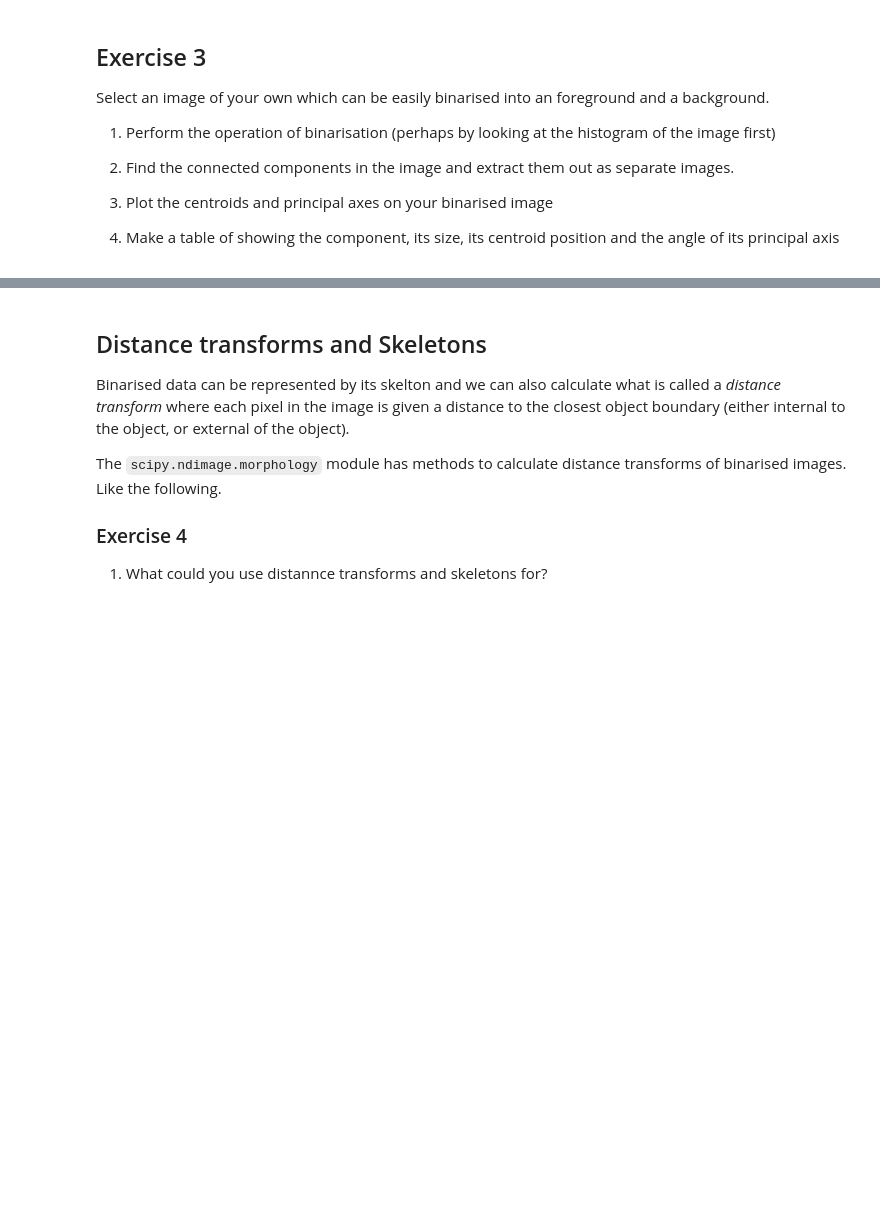
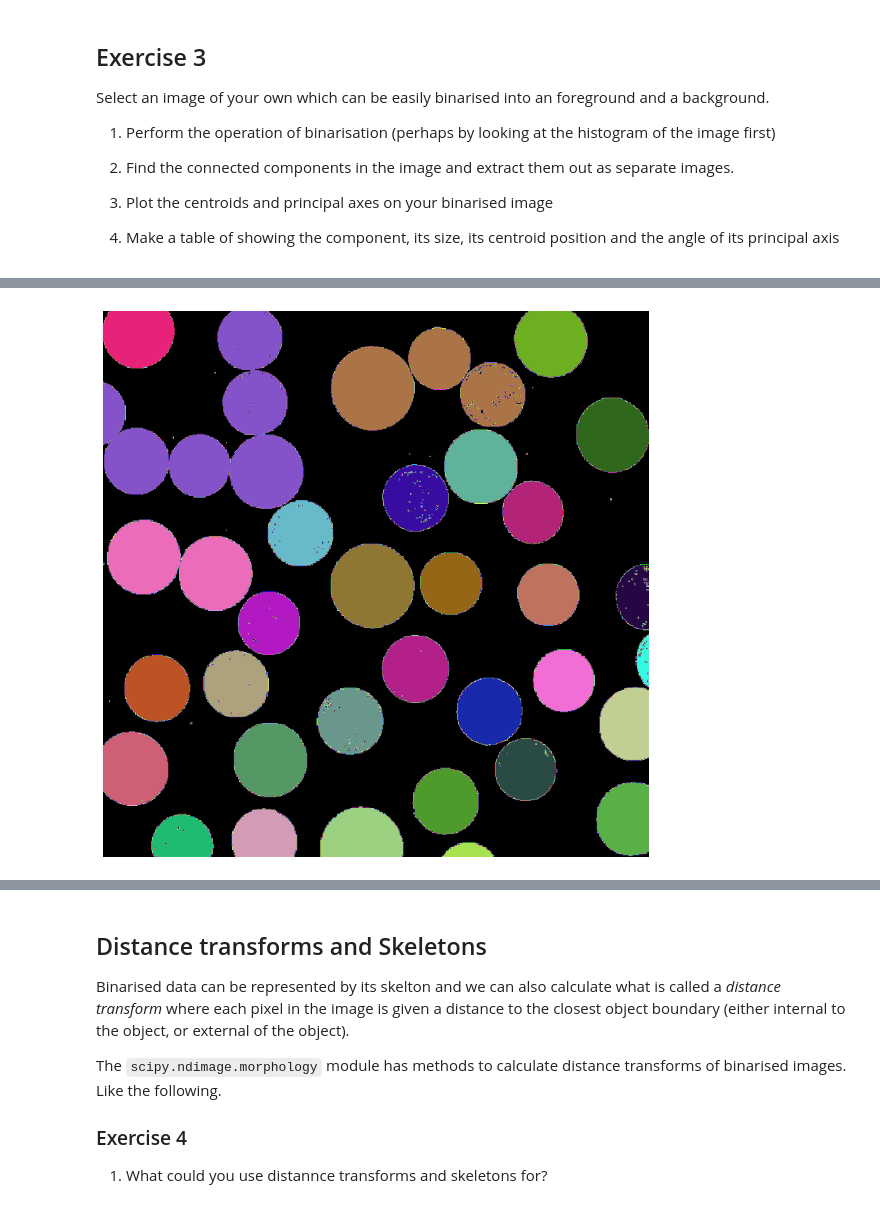
Before and after one commit to Xanonymous-GitHub/cs933-lab, a Jupyter notebook: lab2/lab-2.ipynb, the cells around one changed output, grey strips where cells are left out. Drawn from its saved outputs; the diff is of its cells as text; code cells hidden in the pictures; blank space fills up the shorter version.

```diff
--- a/lab2/lab-2.ipynb
+++ b/lab2/lab-2.ipynb
@@ -640,0 +725,14 @@ Select an image of your own which can be easily binarised into an foreground and
+# %%
+labeled_coin_set = measure.label(threshed_coins, background=0)
+
+# make a colour map of random colors
+rand_colors = np.random.rand(256, 3)
+rand_colors[0, :] = 0.0  # black at zero index
+rand_cmap = mpl.colors.ListedColormap(rand_colors)
+
+fig = plt.figure(figsize=(10, 10))
+plt.imshow(labeled_coin_set, cmap=rand_cmap)
+plt.axis("off")
+plt.show()
+# %% [output]
+[figure, added]
```
Also changed, not shown: parts of 15 cells of this notebook.
